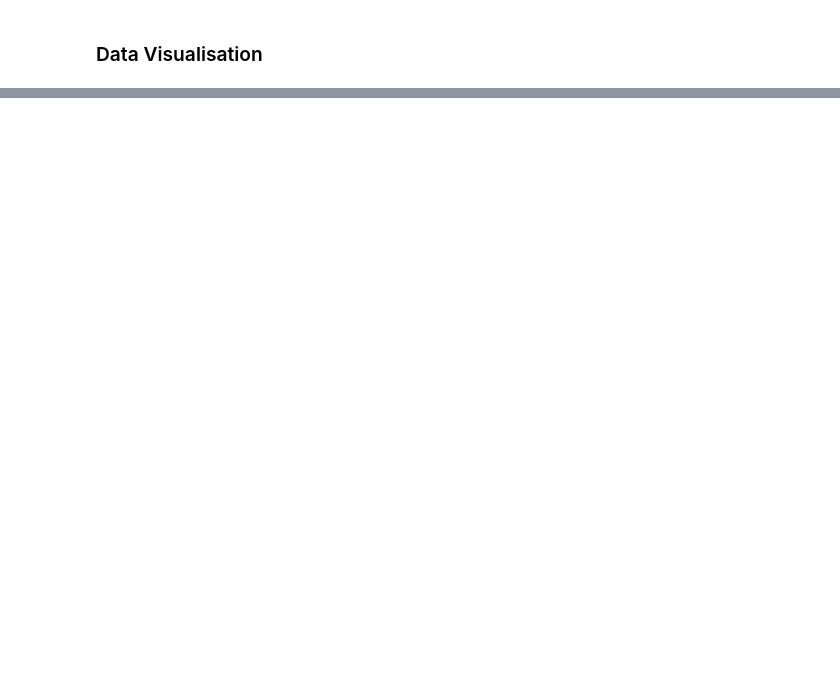
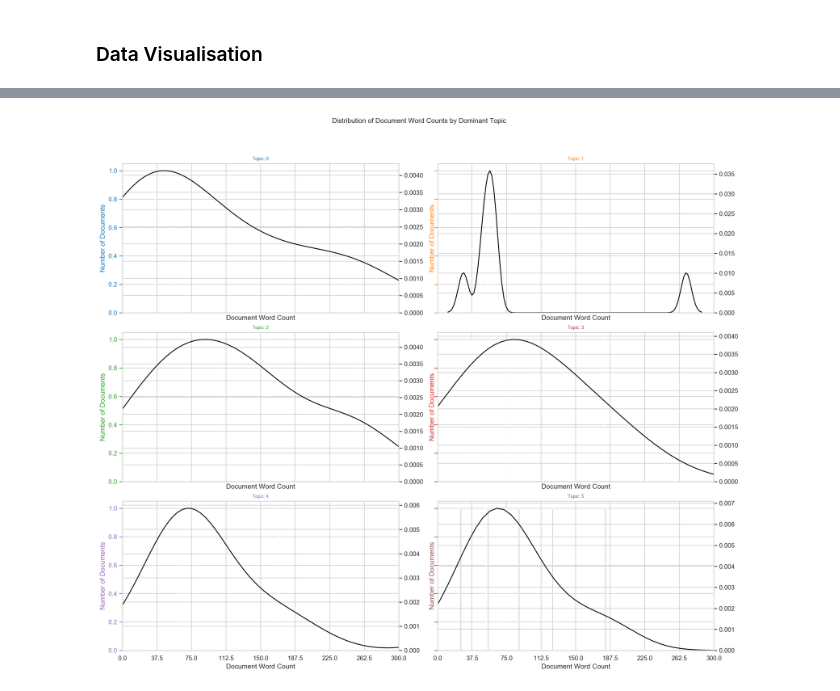
Before and after one commit to rochiecuevas/poetry, a Jupyter notebook: Frost_NLP.ipynb, the cells around one changed output, grey strips where cells are left out. Saved outputs shown, nothing was run; the diff lists cells and outputs as text; code cells hidden in the pictures; blank space fills up the shorter version.

Commit message:
identified six topics

```diff
--- a/Frost_NLP.ipynb
+++ b/Frost_NLP.ipynb
@@ -591,25 +705,27 @@ plt.show()
 # %%
 import seaborn as sns
 import matplotlib.colors as mcolors
 cols = [color for name, color in mcolors.TABLEAU_COLORS.items()]  # more colors: 'mcolors.XKCD_COLORS'
 
-fig, axes = plt.subplots(2,2, figsize = (16,14), dpi = 160, sharex = True, sharey = True)
+fig, axes = plt.subplots(3,2, figsize = (16,14), dpi = 160, sharex = True, sharey = True)
 
 for i, ax in enumerate(axes.flatten()):
     df_dominant_topic_sub = df_dominant_topic.loc[df_dominant_topic.Dominant_Topic == i, :]
     doc_lens = [len(d) for d in df_dominant_topic_sub.Text]
     ax.hist(doc_lens, bins = 1000, color = cols[i])
     ax.tick_params(axis = 'y', labelcolor = cols[i], color = cols[i])
     sns.kdeplot(doc_lens, color = "black", shade = False, ax = ax.twinx())
     ax.set(xlim = (0, 300), xlabel = 'Document Word Count')
     ax.set_ylabel('Number of Documents', color = cols[i])
-    ax.set_title('Topic: '+str(i), fontdict = dict(size = 16, color = cols[i]))
+    ax.set_title('Topic: '+str(i), fontdict = dict(size = 8, color = cols[i]))
 
 fig.tight_layout()
 fig.subplots_adjust(top = 0.90)
 plt.xticks(np.linspace(0, 300, 9))
-fig.suptitle('Distribution of Document Word Counts by Dominant Topic', fontsize = 14)
+fig.suptitle('Distribution of Document Word Counts by Dominant Topic', fontsize = 12)
 plt.show()
+# %% [output]
+[figure, added]
 # %%
 # Wordcloud of Top N words in each topic
 from wordcloud import WordCloud, STOPWORDS
```
Also changed, not shown: parts of 17 cells of this notebook, 1 other file.
